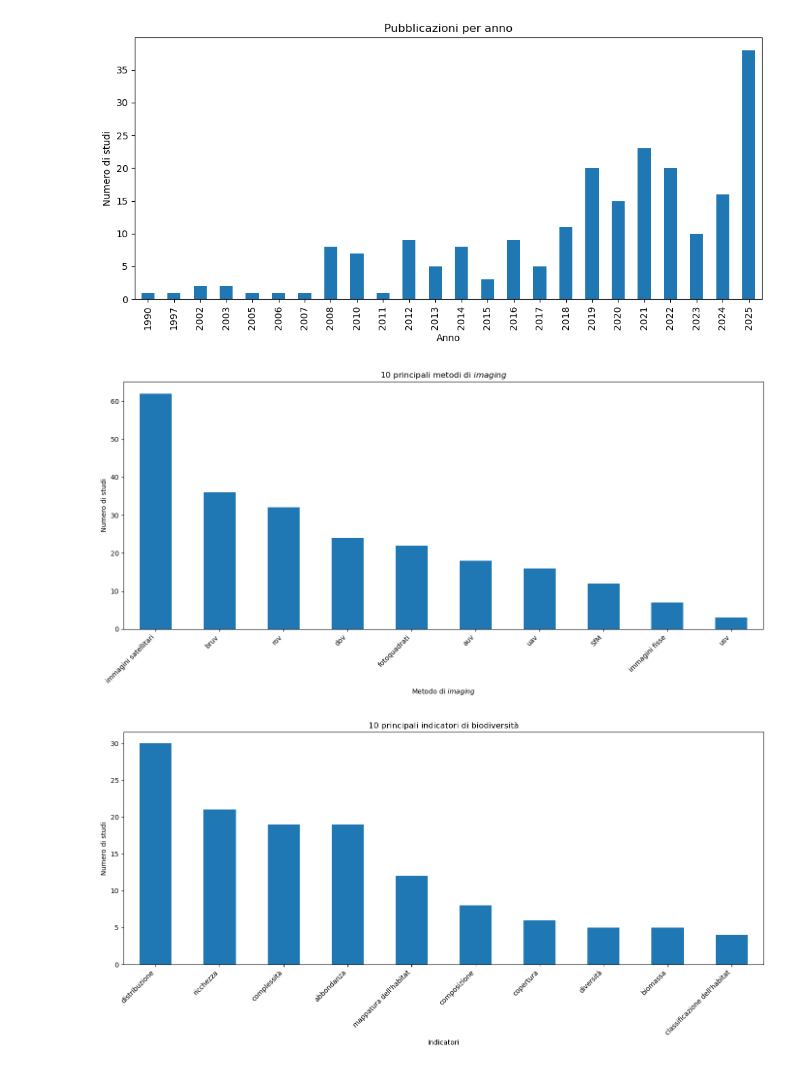
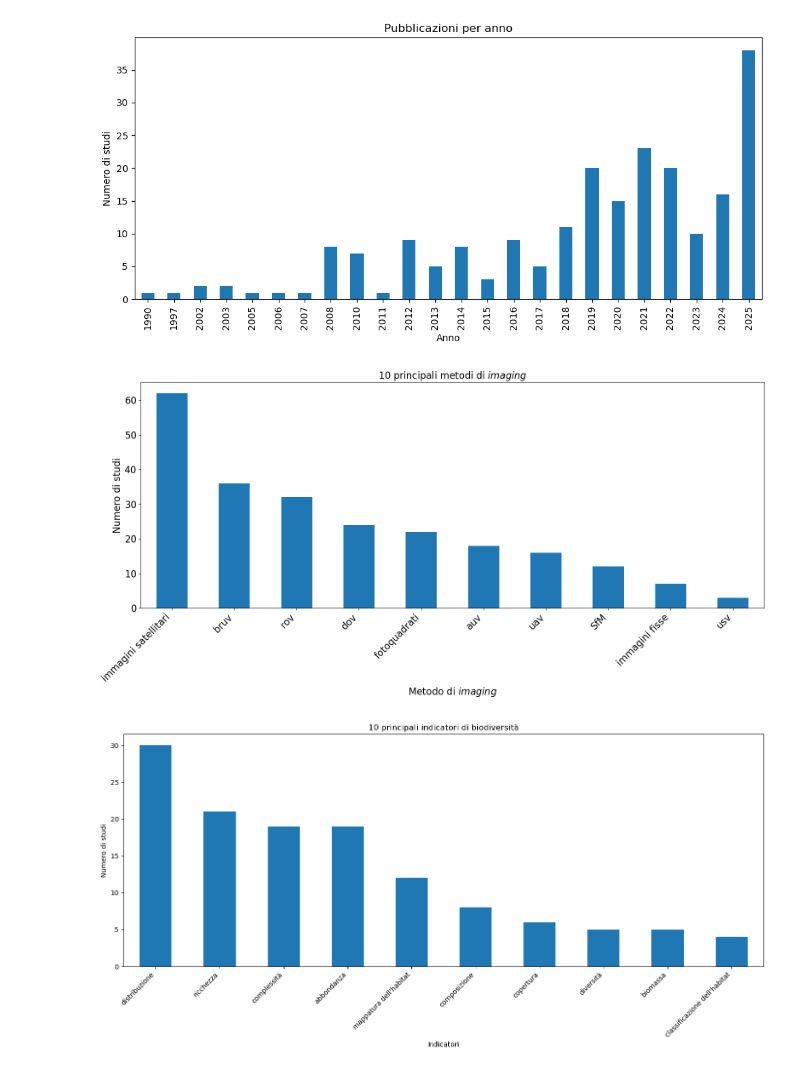
Before and after one commit to DolapoSalim/literature_syn_analysis, a Jupyter notebook: scripts/load_data.ipynb, the cells around one changed output. Cells and saved outputs as stored; diff of their text form; code cells hidden in the pictures.

Commit message:
Implement feature X to enhance user experience and optimize performance

```diff
--- a/scripts/load_data.ipynb
+++ b/scripts/load_data.ipynb
@@ -171,33 +171,23 @@ plt.show()
 # %%
 data = r"C:\Users\dolap\OneDrive\Documents\DOLAPO\data-analysis\literature_syn_analysis\scripts\top_methods.csv"
 data = pd.read_csv(data)
 data
 
 # Plot
-fig, ax = plt.subplots(figsize=(14, 7))
-data.head(10).set_index('Method List').plot(kind="bar", ax=ax, legend=False)
-ax.set_title(r"10 principali metodi di $\mathit{imaging}$", fontsize=16)
-ax.set_xlabel(r"Metodo di $\mathit{imaging}$", fontsize=14)
-ax.set_ylabel("Numero di studi", fontsize=14)
+fig, ax = plt.subplots(figsize=(16, 9), dpi=300)
+data.head(10).set_index('Method List').plot(kind="bar", ax=ax, legend=False, color='steelblue')
+ax.set_title(r"10 principali metodi di $\mathit{imaging}$", fontsize=18, fontweight='bold', pad=20)
+ax.set_xlabel(r"Metodo di $\mathit{imaging}$", fontsize=16)
+ax.set_ylabel("Numero di studi", fontsize=16)
+ax.tick_params(axis='x', labelsize=14)
+ax.tick_params(axis='y', labelsize=14)
 plt.xticks(rotation=45, ha="right")
-ax.tick_params(axis='x', labelsize=12)
-ax.tick_params(axis='y', labelsize=12)
+ax.grid(axis='y', alpha=0.3, linestyle='--')
 plt.tight_layout()
+plt.savefig(r"C:\Users\dolap\OneDrive\Documents\DOLAPO\data-analysis\literature_syn_analysis\top_methods_plot.png", dpi=300, bbox_inches='tight')
 plt.show()
-
-
-# fig, ax = plt.subplots(figsize=(14, 7))
-# data.head(10).set_index('Method List').plot(kind="bar", ax=ax, legend=False)
-# ax.set_title("10 principali metodi di *imaging*", fontsize=16)
-# ax.set_xlabel("Metodo di *Imaging*", fontsize=14)
-# ax.set_ylabel("Numero di studi", fontsize=14)
-# ax.tick_params(axis='x', labelsize=12)
-# ax.tick_params(axis='y', labelsize=12)
-# plt.xticks(rotation=45, ha="right")
-# plt.tight_layout()
-# plt.show()
 # %% [output]
-[figure, old version]
+[figure, new version]
 # %%
 data = r"C:\Users\dolap\OneDrive\Documents\DOLAPO\data-analysis\literature_syn_analysis\scripts\top_indicator.csv"
 data = pd.read_csv(data)
```
